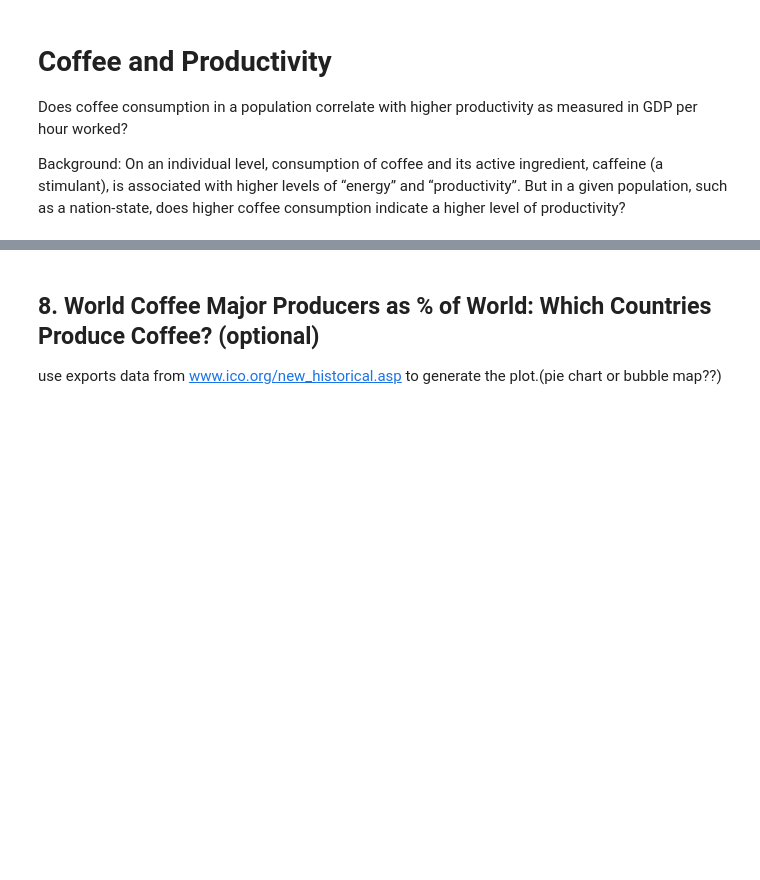
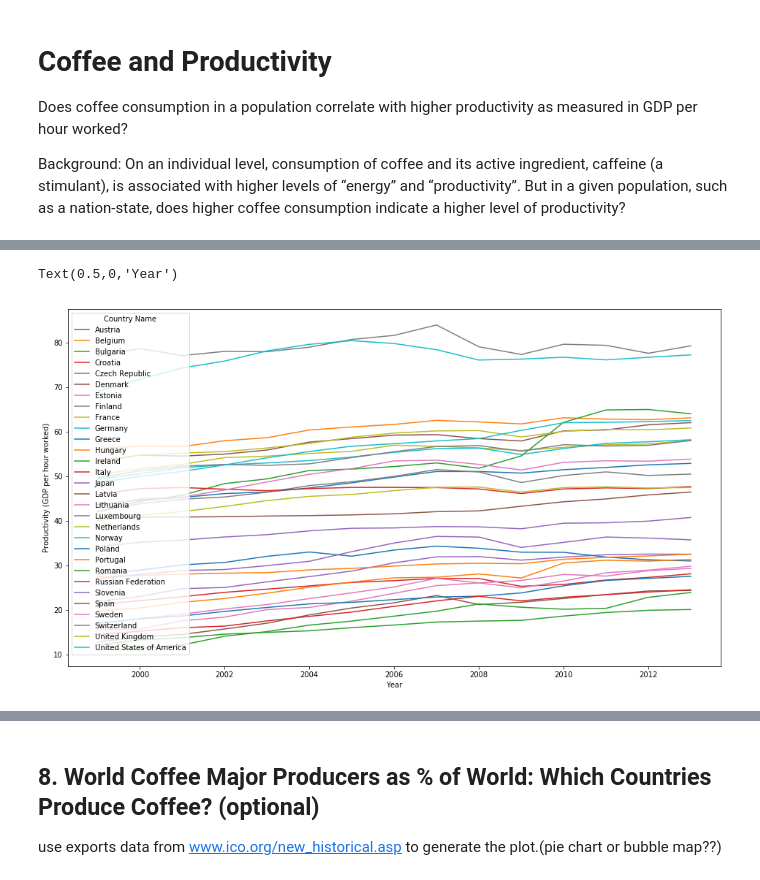
Before and after one commit to andrewboring/Confabulators_Project_1, a Jupyter notebook: project1_the-confabulators_starter.ipynb, the cells around one changed output, grey strips where cells are left out. Cells and saved outputs as stored; diff of their text form; code cells hidden in the pictures; blank space fills up the shorter version.

```diff
--- a/project1_the-confabulators_starter.ipynb
+++ b/project1_the-confabulators_starter.ipynb
@@ -32,0 +70,19 @@ mean coffee consumption by year (line graph)
+# %%
+# Generate the Plot
+graph_productivity_by_country = df_productivity_trend.plot()
+
+#style
+graph_productivity_by_country.set_ylabel("Productivity (GDP per hour worked)")
+graph_productivity_by_country.set_xlabel("Year")
+
+# Draw line of coffee consumption by country
+# df_productivity_trend.plot()
+
+# Save the Figure
+#plt.savefig('graph_productivity_by_country.png', bbox_inches="tight")
+
+# Show the Figure
+#plt.show()
+# %% [output]
+Text(0.5,0,'Year')
+[figure, added]
```
Also changed, not shown: parts of 19 cells of this notebook.
